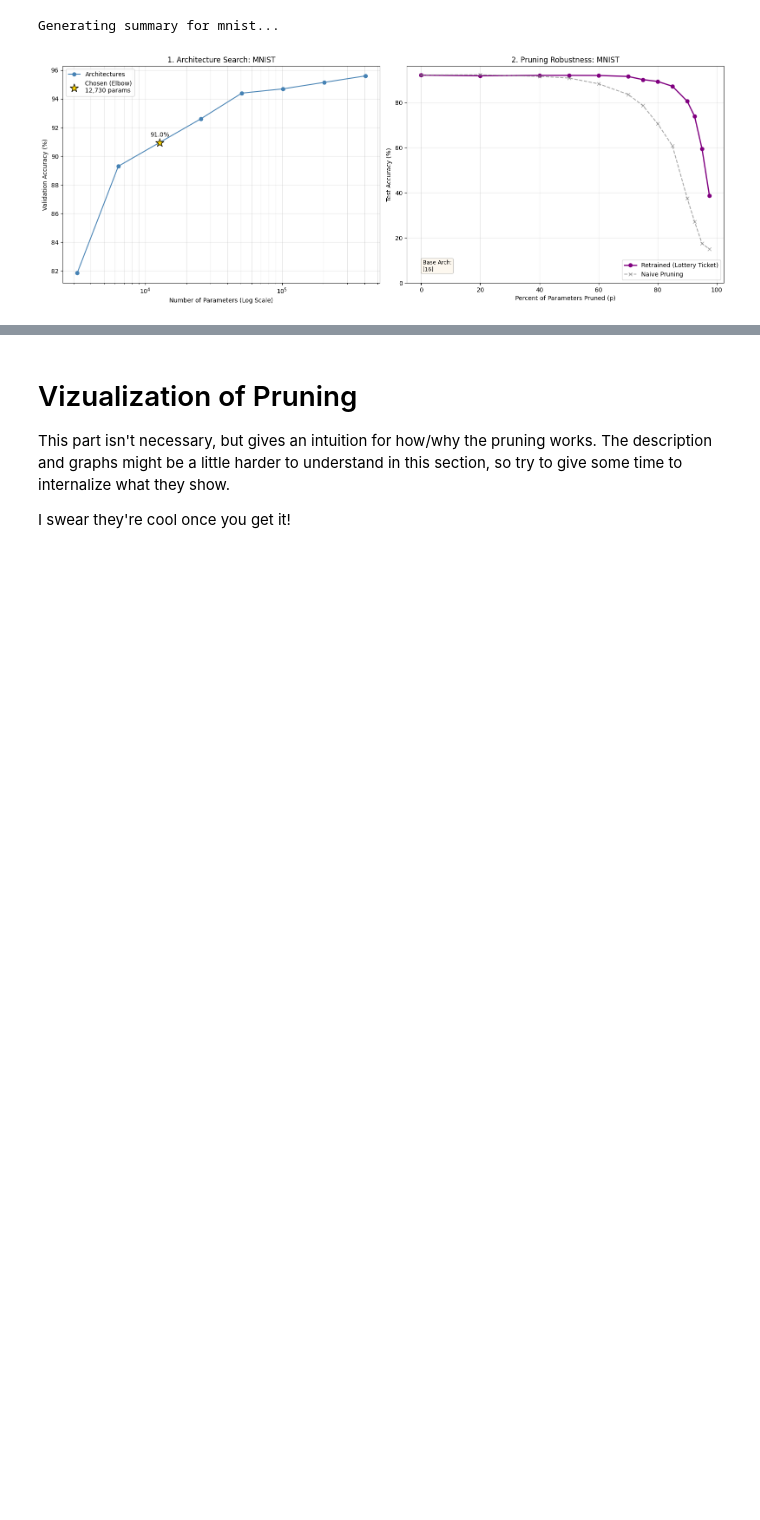
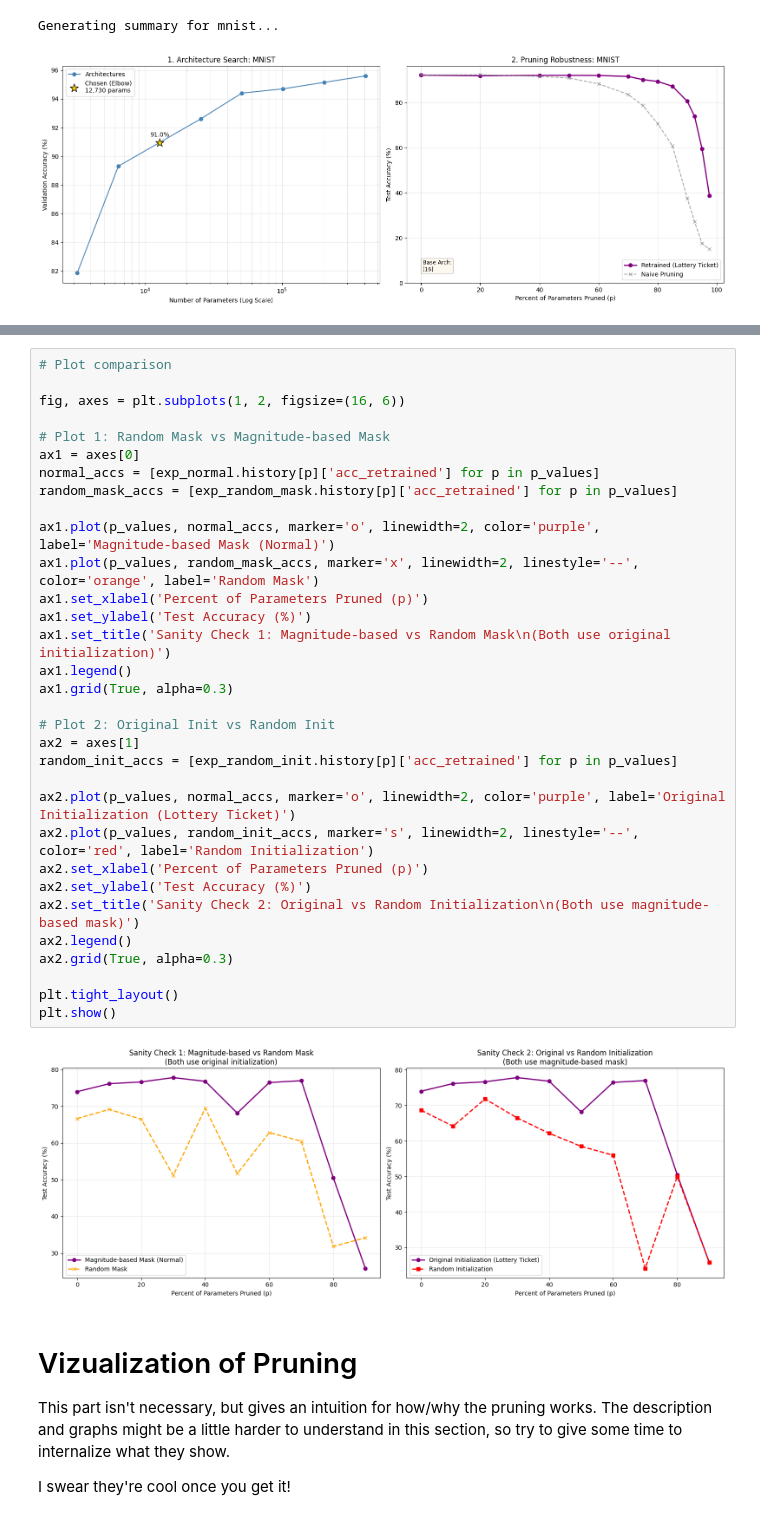
Before and after one commit to Atcold/NYU-DLFL25U, a Jupyter notebook: projects/NN_Parameter_Sparsity/notebook.ipynb, the cells around one changed output, grey strips where cells are left out. Drawn from its saved outputs; the diff is of its cells as text; blank space fills up the shorter version.

Commit message:
Revised from Peer review: Added Sanity check baselines for random initialization and masking

```diff
--- a/projects/NN_Parameter_Sparsity/notebook.ipynb
+++ b/projects/NN_Parameter_Sparsity/notebook.ipynb
@@ -856,3 +955,37 @@ Generating summary for mnist...
+# %%
+# Plot comparison
+
+fig, axes = plt.subplots(1, 2, figsize=(16, 6))
+
+# Plot 1: Random Mask vs Magnitude-based Mask
+ax1 = axes[0]
+normal_accs = [exp_normal.history[p]['acc_retrained'] for p in p_values]
+random_mask_accs = [exp_random_mask.history[p]['acc_retrained'] for p in p_values]
+
+ax1.plot(p_values, normal_accs, marker='o', linewidth=2, color='purple', label='Magnitude-based Mask (Normal)')
+ax1.plot(p_values, random_mask_accs, marker='x', linewidth=2, linestyle='--', color='orange', label='Random Mask')
+ax1.set_xlabel('Percent of Parameters Pruned (p)')
+ax1.set_ylabel('Test Accuracy (%)')
+ax1.set_title('Sanity Check 1: Magnitude-based vs Random Mask\n(Both use original initialization)')
+ax1.legend()
+ax1.grid(True, alpha=0.3)
+
+# Plot 2: Original Init vs Random Init
+ax2 = axes[1]
+random_init_accs = [exp_random_init.history[p]['acc_retrained'] for p in p_values]
+
+ax2.plot(p_values, normal_accs, marker='o', linewidth=2, color='purple', label='Original Initialization (Lottery Ticket)')
+ax2.plot(p_values, random_init_accs, marker='s', linewidth=2, linestyle='--', color='red', label='Random Initialization')
+ax2.set_xlabel('Percent of Parameters Pruned (p)')
+ax2.set_ylabel('Test Accuracy (%)')
+ax2.set_title('Sanity Check 2: Original vs Random Initialization\n(Both use magnitude-based mask)')
+ax2.legend()
+ax2.grid(True, alpha=0.3)
+
+plt.tight_layout()
+plt.show()
+# %% [output]
+[figure, added]
 # %% [markdown]
 # Vizualization of Pruning
 This part isn't necessary, but gives an intuition for how/why the pruning works. The description and graphs might be a little harder to understand in this section, so try to give some time to internalize what they show.
```
Also changed, not shown: parts of 6 cells of this notebook, 1 other file.
